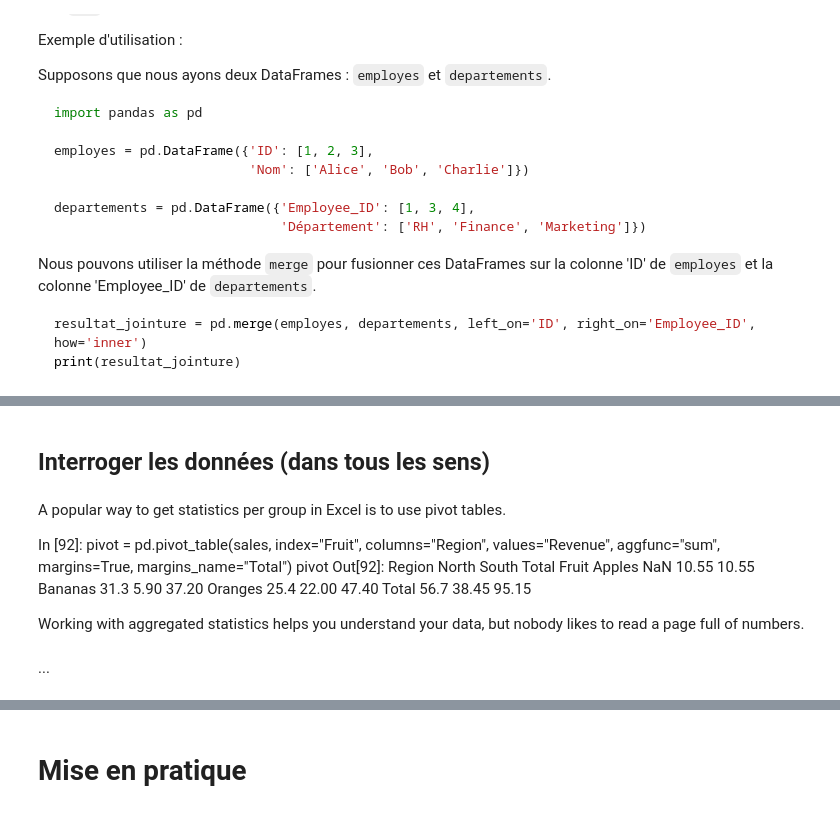
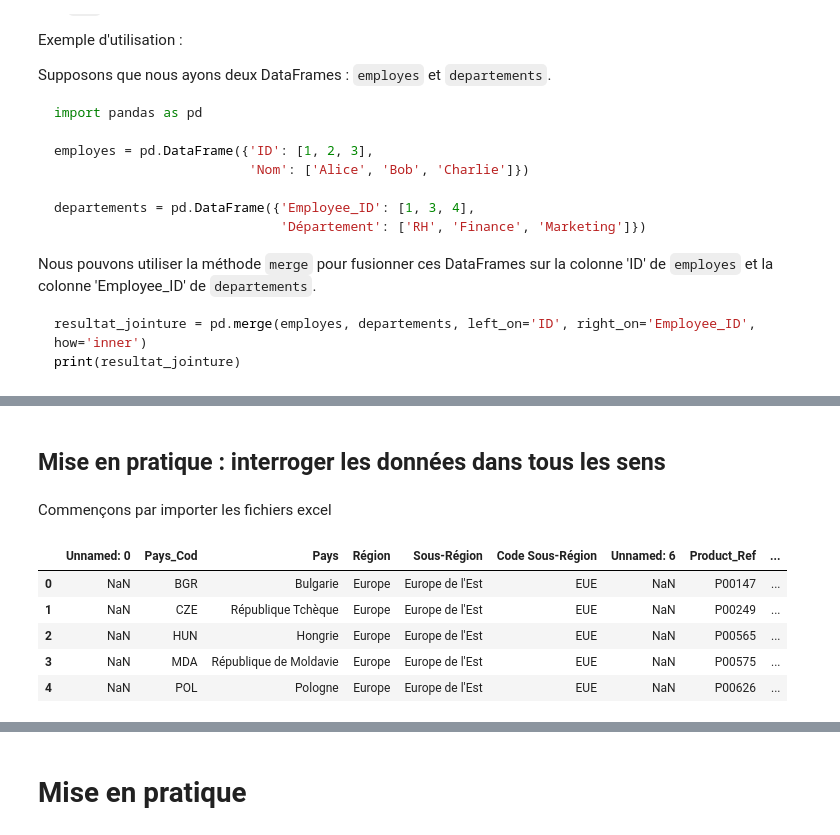
Before and after one commit to heretica/python_for_excel, a Jupyter notebook: s2_bases_pandas.ipynb, the cells around one changed output, grey strips where cells are left out. Saved outputs shown, nothing was run; the diff lists cells and outputs as text; code cells hidden in the pictures.

```diff
--- a/s2_bases_pandas.ipynb
+++ b/s2_bases_pandas.ipynb
@@ -340,20 +404,2 @@ print(resultat_jointure)
 # %% [markdown]
-## Interroger les données (dans tous les sens)
+## Mise en pratique : interroger les données dans tous les sens
-# %% [markdown]
-A popular way to get statistics per group in Excel is to use pivot tables.
-
- In [92]: pivot = pd.pivot_table(sales,
-                                    index="Fruit", columns="Region",
-                                    values="Revenue", aggfunc="sum",
-                                    margins=True, margins_name="Total")
-pivot
-    Out[92]: Region   North  South  Total
-             Fruit
-             Apples     NaN  10.55  10.55
-             Bananas   31.3   5.90  37.20
-             Oranges   25.4  22.00  47.40
-             Total     56.7  38.45  95.15
-
-Working with aggregated statistics helps you understand your data, but nobody likes to read a page full of numbers.
-# %% [markdown]
-...
@@ -359,0 +408,13 @@ Working with aggregated statistics helps you understand your data, but nobody li
+# %% [markdown]
+Commençons par importer les fichiers excel
+# %%
+ventes = pd.read_excel('ventes.xlsx')
+referentiel = pd.read_excel('referentiel.xlsx')
+referentiel.head()
+# %% [output]
+|  | Unnamed: 0 | Pays_Cod | Pays | Région | Sous-Région | Code Sous-Région | Unnamed: 6 | Product_Ref | ... |
+| 0 | NaN | BGR | Bulgarie | Europe | Europe de l'Est | EUE | NaN | P00147 | ... |
+| 1 | NaN | CZE | République Tchèque | Europe | Europe de l'Est | EUE | NaN | P00249 | ... |
+| 2 | NaN | HUN | Hongrie | Europe | Europe de l'Est | EUE | NaN | P00565 | ... |
+| 3 | NaN | MDA | République de Moldavie | Europe | Europe de l'Est | EUE | NaN | P00575 | ... |
+| 4 | NaN | POL | Pologne | Europe | Europe de l'Est | EUE | NaN | P00626 | ... |
```
Also changed, not shown: parts of 37 cells of this notebook.
